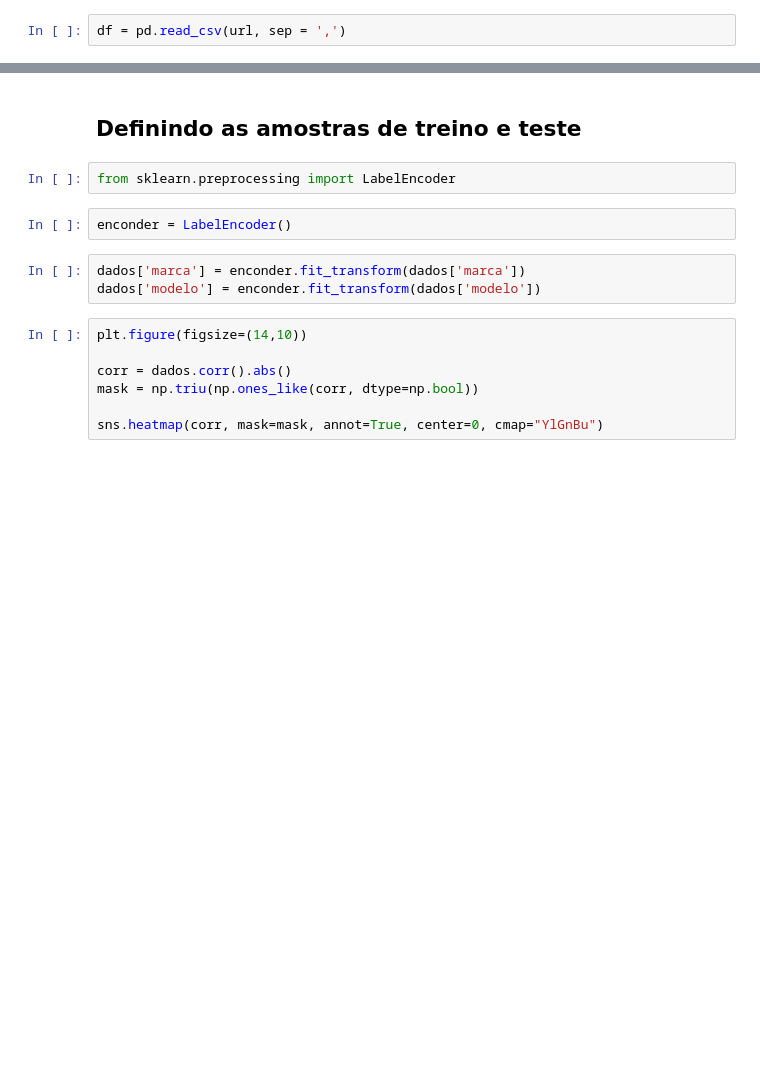
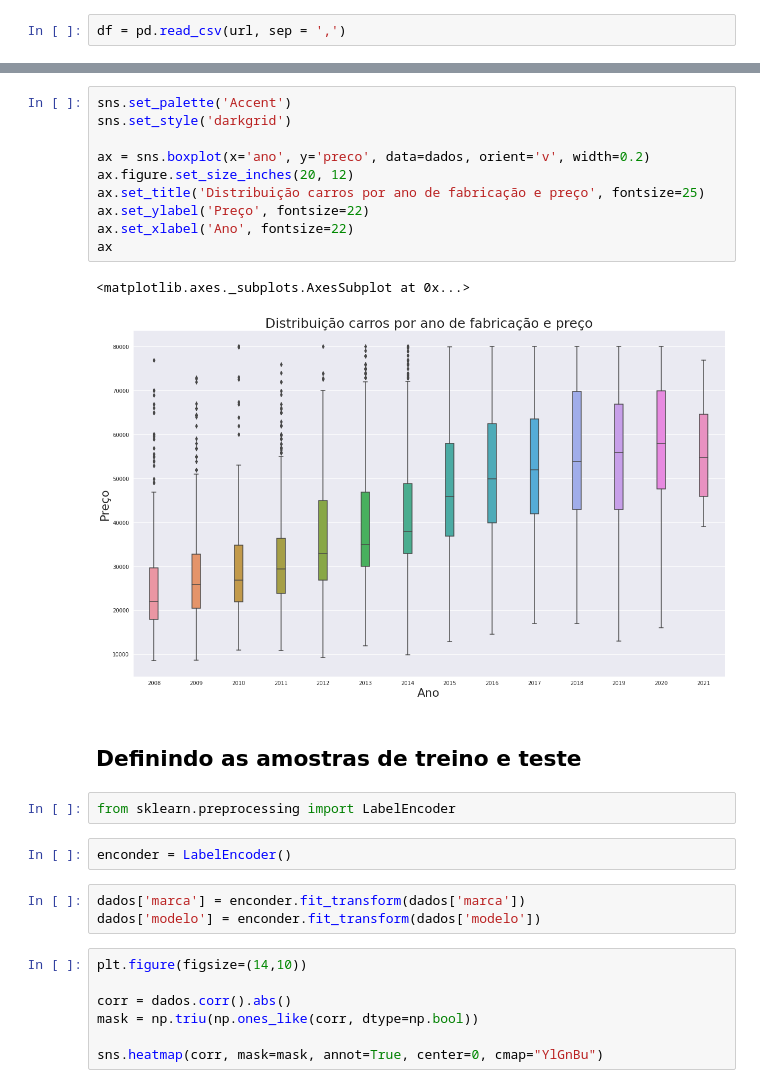
Before and after one commit to robertferro/calculando_preco_de_carros, a Jupyter notebook: 4 - Machine Learning/carros_populares_triagem_modelos_machine_learning.ipynb, the cells around one changed output, grey strips where cells are left out. Saved outputs shown, nothing was run; the diff lists cells and outputs as text; blank space fills up the shorter version.

```diff
--- a/4 - Machine Learning/carros_populares_triagem_modelos_machine_learning.ipynb
+++ b/4 - Machine Learning/carros_populares_triagem_modelos_machine_learning.ipynb
@@ -239,3 +79,16 @@ sns.heatmap(corr, mask=mask, annot=True, center=0, cmap="YlGnBu")
+# %%
+sns.set_palette('Accent')
+sns.set_style('darkgrid')
+
+ax = sns.boxplot(x='ano', y='preco', data=dados, orient='v', width=0.2)
+ax.figure.set_size_inches(20, 12)
+ax.set_title('Distribuição carros por ano de fabricação e preço', fontsize=25)
+ax.set_ylabel('Preço', fontsize=22)
+ax.set_xlabel('Ano', fontsize=22)
+ax
+# %% [output]
+<matplotlib.axes._subplots.AxesSubplot at 0x...>
+[figure, added]
 # %% [markdown]
 ## Definindo as amostras de treino e teste
 # %%
```
Also changed, not shown: parts of 42 cells of this notebook.
